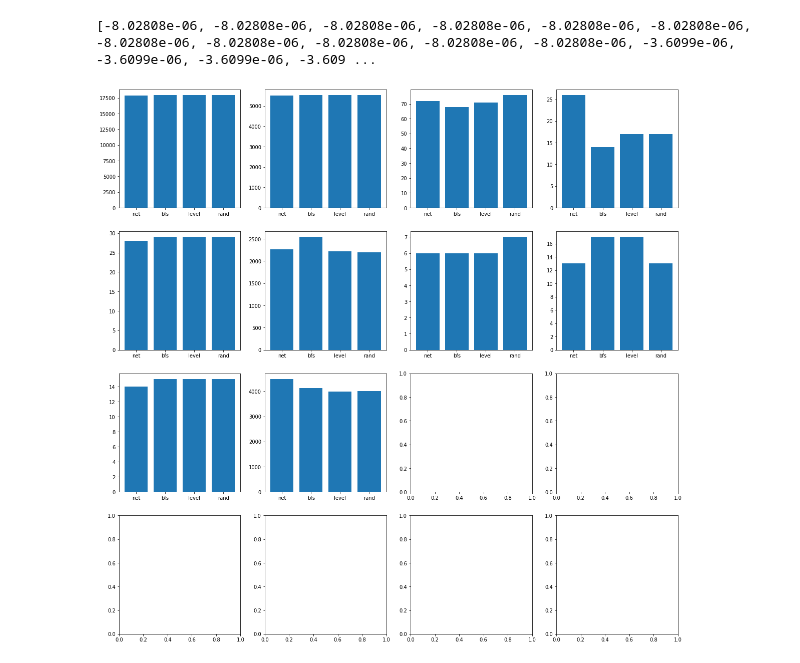
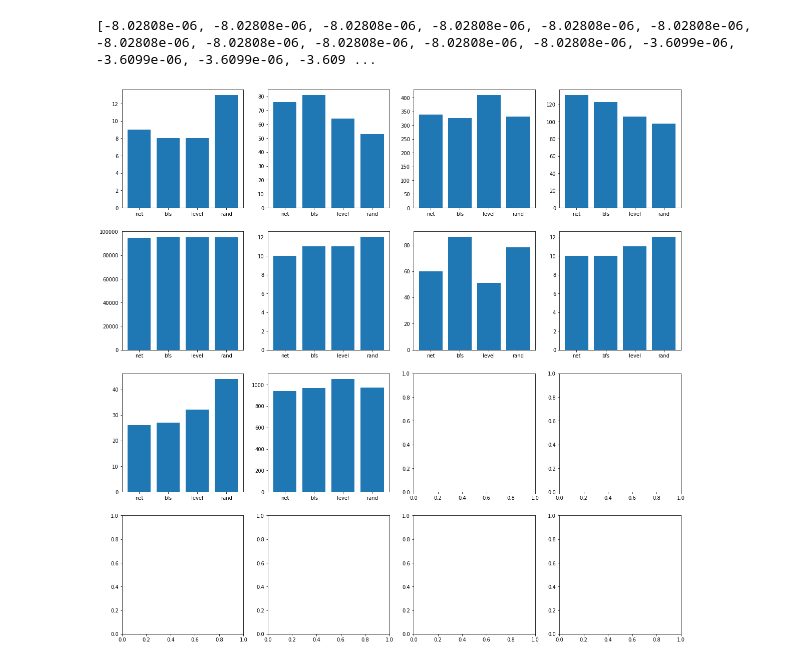
Before and after one commit to ianlienfa/BBGym-RL, a Jupyter notebook: src/eval.ipynb, the cells around one changed output. Saved outputs shown, nothing was run; the diff lists cells and outputs as text; code cells hidden in the pictures.

```diff
--- a/src/eval.ipynb
+++ b/src/eval.ipynb
@@ -113,7 +113,7 @@ def testing(directory_name):
         if x >= size:
             x, y = 0, y+1
 # %%
-test_directory_path = "../build/1659228652/"
+test_directory_path = "../build/1659272012/"
 testing(test_directory_path)
 # %% [output]
-[figure, old version]
+[figure, new version]
```
Also changed, not shown: 14 other files.
